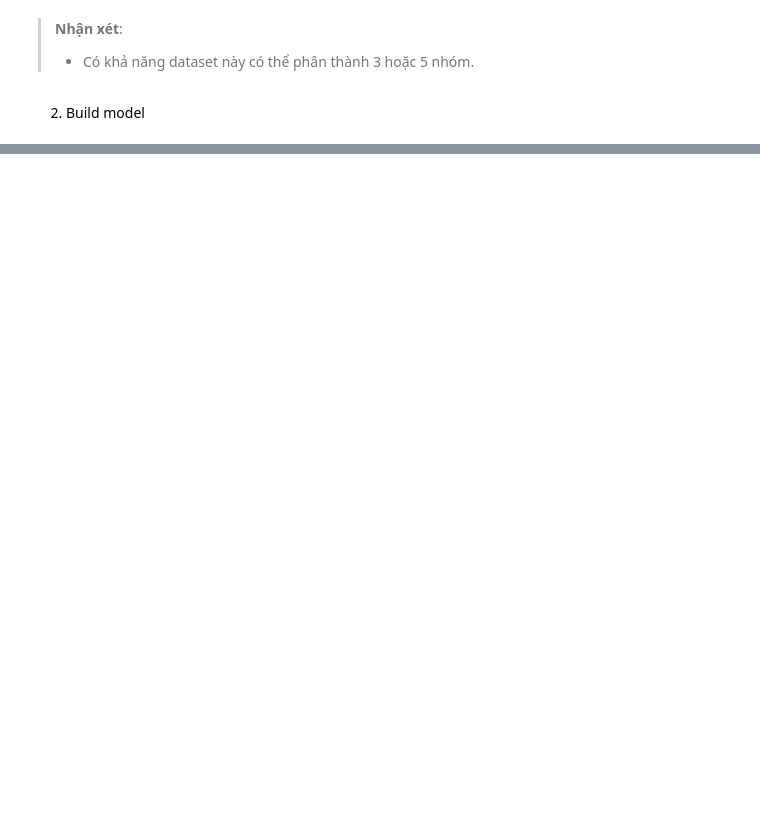
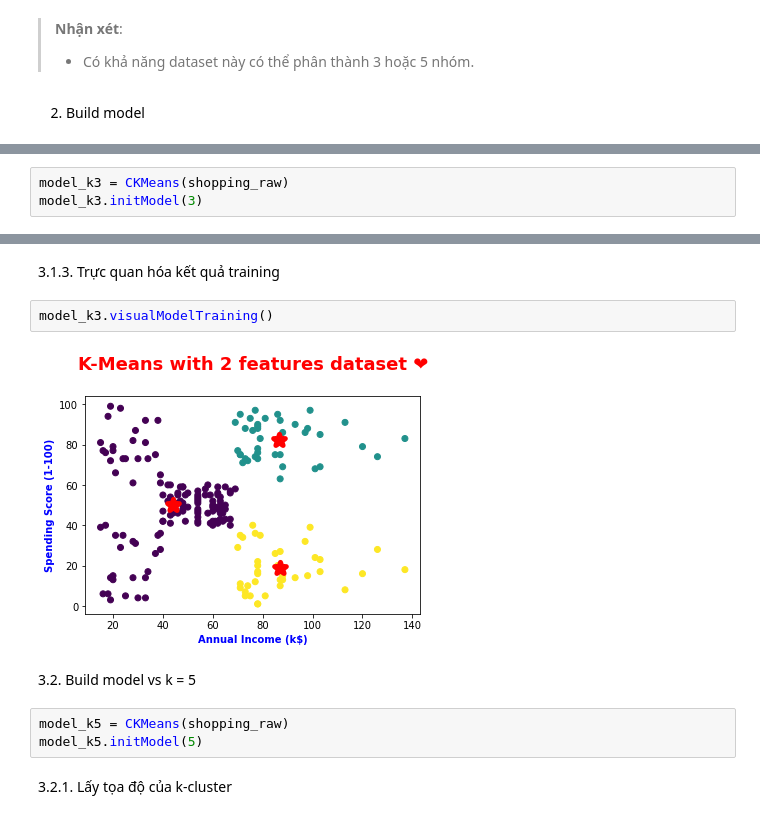
Before and after one commit to cuongpiger/CSC_Machine_Learning_with_Python, a Jupyter notebook: Chapter 11. Unsupervised Learning - K-Means/demo.ipynb, the cells around one changed output, grey strips where cells are left out. Cells and saved outputs as stored; diff of their text form; blank space fills up the shorter version.

```diff
--- a/Chapter 11. Unsupervised Learning - K-Means/demo.ipynb
+++ b/Chapter 11. Unsupervised Learning - K-Means/demo.ipynb
@@ -81,0 +89,3 @@ res
+# %%
+model_k3 = CKMeans(shopping_raw)
+model_k3.initModel(3)
@@ -81,0 +118,13 @@ res
+# %% [markdown]
+3.1.3. Trực quan hóa kết quả training
+# %%
+model_k3.visualModelTraining()
+# %% [output]
+[figure, added]
+# %% [markdown]
+3.2. Build model vs k = 5
+# %%
+model_k5 = CKMeans(shopping_raw)
+model_k5.initModel(5)
+# %% [markdown]
+3.2.1. Lấy tọa độ của k-cluster
```
Also changed, not shown: parts of 16 cells of this notebook, 9 other files.
